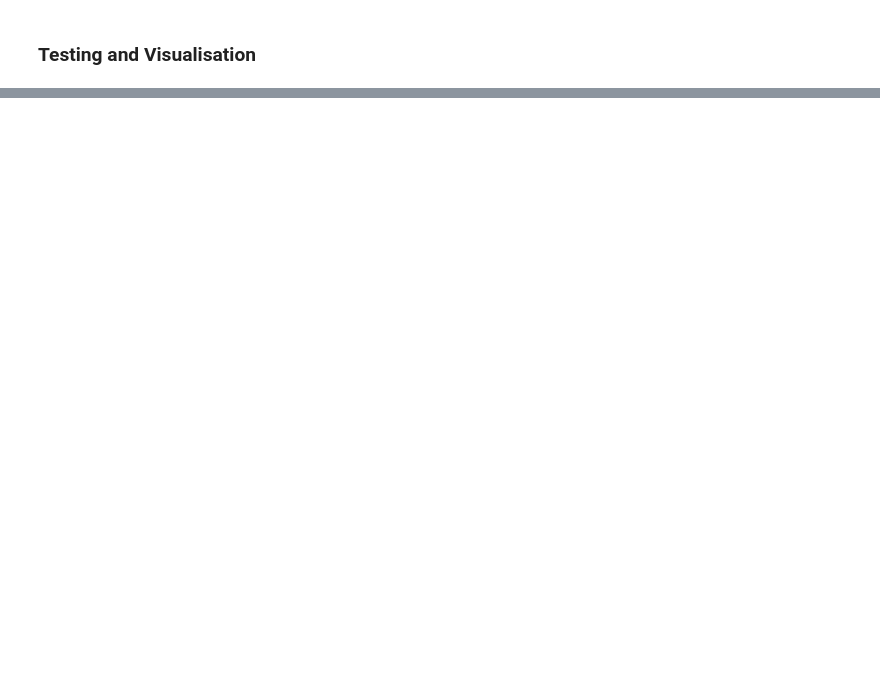
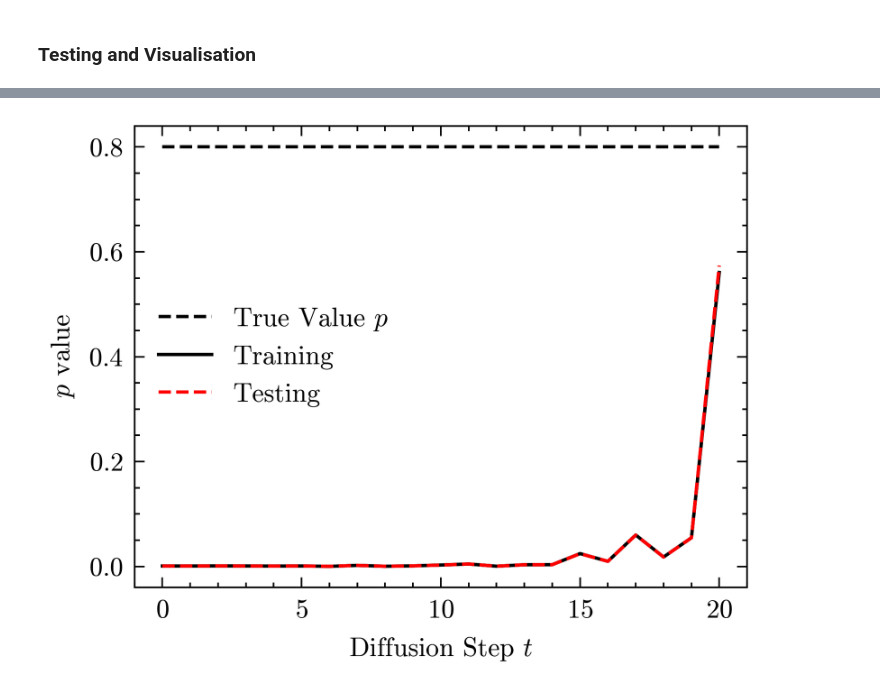
Before and after one commit to DanielQuinn53/QuantumDiffusionDenoising, a Jupyter notebook: Better Attempt/Nosie Correlation/Noise-Ensemble.ipynb, the cells around one changed output, grey strips where cells are left out. Cells and saved outputs as stored; diff of their text form; code cells hidden in the pictures; blank space fills up the shorter version.

Commit message:
noise correlation

```diff
--- a/Better Attempt/Nosie Correlation/Noise-Ensemble.ipynb
+++ b/Better Attempt/Nosie Correlation/Noise-Ensemble.ipynb
@@ -298,0 +298,18 @@ plt.savefig('Noise-Fidelity.pdf')
+# %%
+
+denom = np.abs(np.sqrt(0.55)*np.exp(1j*1.7))**2
+denom = denom * 0.75
+
+VALUES = np.mean(f10_train, axis=1) / denom
+
+VALUES_Te = np.mean(f10_test, axis=1) / denom
+
+plt.plot(range(T+1), [p] * (T+1), 'k--', label=r'True Value $p$')
+plt.plot(range(T+1), VALUES, label='Training')
+plt.plot(range(T+1), VALUES_Te, label='Testing')
+plt.legend(loc='best')
+plt.xlabel(r'Diffusion Step $t$')
+plt.ylabel(r'$p$ value')
+plt.savefig('Noise-Prediction.pdf')
+# %% [output]
+[figure, added]
```
Also changed, not shown: parts of 4 cells of this notebook, 4 other files.
